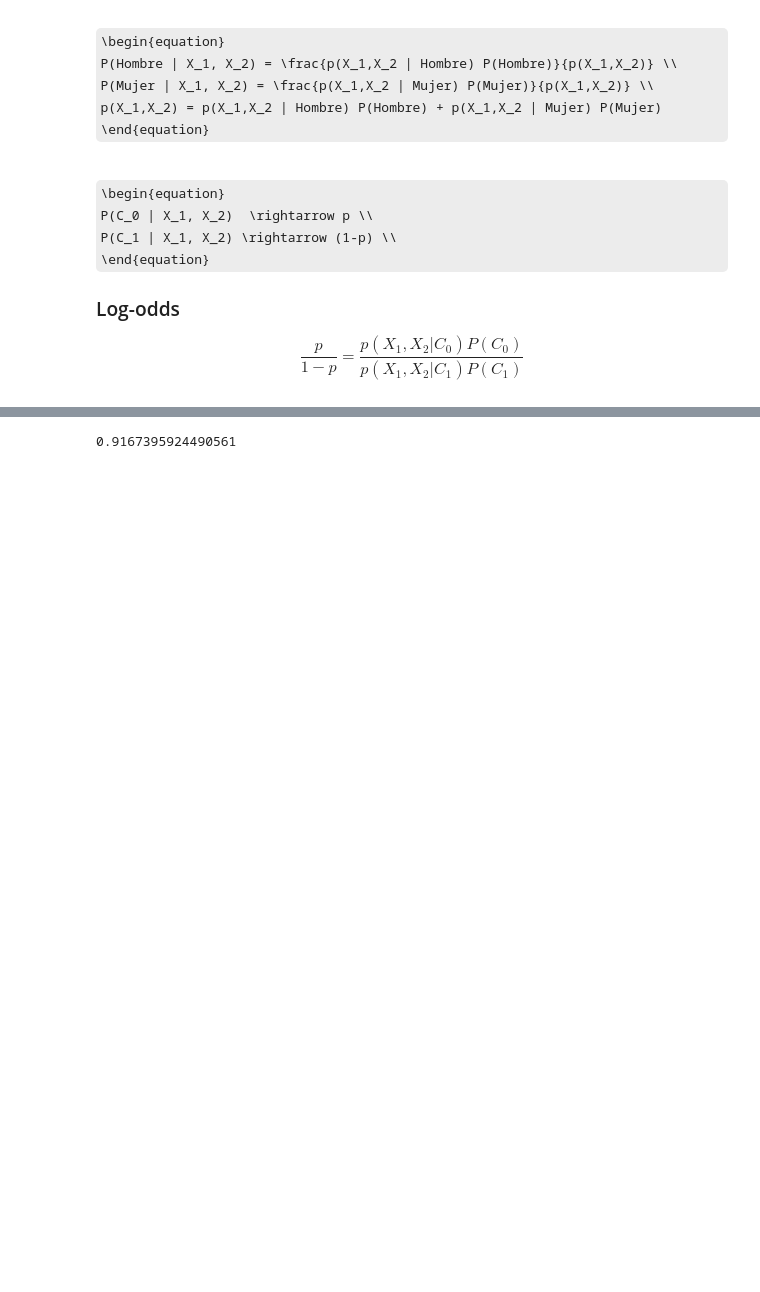
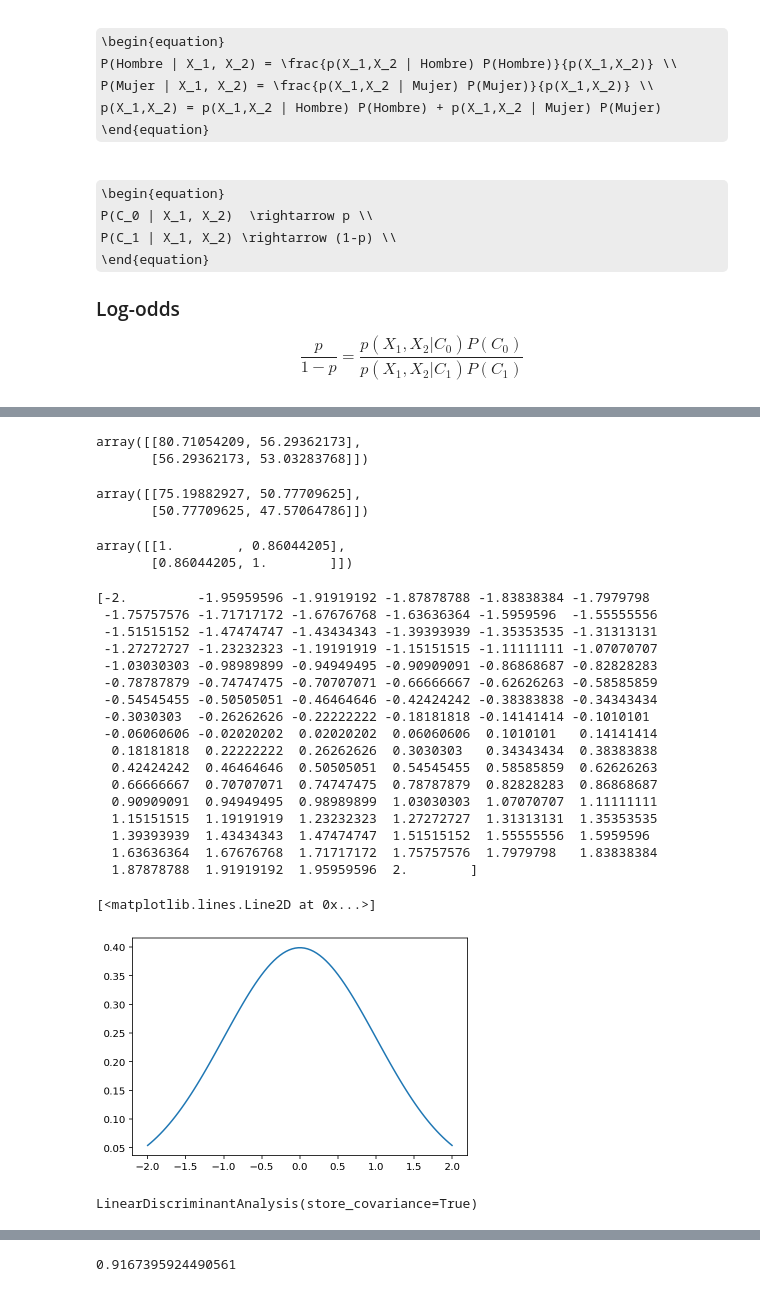
Before and after one commit to lab-pep-itba/Clase-3---Clasificadores-Bayesianos, a Jupyter notebook: 6 - Clasific-Bayes-Gaussiano.ipynb, the cells around one changed output, grey strips where cells are left out. Drawn from its saved outputs; the diff is of its cells as text; code cells hidden in the pictures; some formulas as TeX source; blank space fills up the shorter version.

```diff
--- a/6 - Clasific-Bayes-Gaussiano.ipynb
+++ b/6 - Clasific-Bayes-Gaussiano.ipynb
@@ -104 +166,16 @@ cov_mujeres = np.cov(peso_altura_mujeres.T)
+# %%
+cov_hombres
+# %% [output]
+array([[80.71054209, 56.29362173],
+       [56.29362173, 53.03283768]])
+# %%
+cov_mujeres
+# %% [output]
+array([[75.19882927, 50.77709625],
+       [50.77709625, 47.57064786]])
+# %%
+np.corrcoef(peso_altura_hombres.T)
+# %% [output]
+array([[1.        , 0.86044205],
+       [0.86044205, 1.        ]])
 # %%
@@ -105,0 +183,25 @@ from scipy.stats import multivariate_normal
+# %%
+x = np.linspace(-2, 2, 100)
+print(x)
+norm_x = norm.pdf(x, loc=0, scale=1)
+plt.plot(x, norm_x)
+# %% [output]
+[-2.         -1.95959596 -1.91919192 -1.87878788 -1.83838384 -1.7979798
+ -1.75757576 -1.71717172 -1.67676768 -1.63636364 -1.5959596  -1.55555556
+ -1.51515152 -1.47474747 -1.43434343 -1.39393939 -1.35353535 -1.31313131
+ -1.27272727 -1.23232323 -1.19191919 -1.15151515 -1.11111111 -1.07070707
+ -1.03030303 -0.98989899 -0.94949495 -0.90909091 -0.86868687 -0.82828283
+ -0.78787879 -0.74747475 -0.70707071 -0.66666667 -0.62626263 -0.58585859
+ -0.54545455 -0.50505051 -0.46464646 -0.42424242 -0.38383838 -0.34343434
+ -0.3030303  -0.26262626 -0.22222222 -0.18181818 -0.14141414 -0.1010101
+ -0.06060606 -0.02020202  0.02020202  0.06060606  0.1010101   0.14141414
+  0.18181818  0.22222222  0.26262626  0.3030303   0.34343434  0.38383838
+  0.42424242  0.46464646  0.50505051  0.54545455  0.58585859  0.62626263
+  0.66666667  0.70707071  0.74747475  0.78787879  0.82828283  0.86868687
+  0.90909091  0.94949495  0.98989899  1.03030303  1.07070707  1.11111111
+  1.15151515  1.19191919  1.23232323  1.27272727  1.31313131  1.35353535
+  1.39393939  1.43434343  1.47474747  1.51515152  1.55555556  1.5959596
+  1.63636364  1.67676768  1.71717172  1.75757576  1.7979798   1.83838384
+  1.87878788  1.91919192  1.95959596  2.        ]
+[<matplotlib.lines.Line2D at 0x...>]
+[figure, added]
@@ -105,0 +223,4 @@ from scipy.stats import multivariate_normal
+# %%
+model.fit(data[['Peso', 'Altura']].values, data['Genero'])
+# %% [output]
+LinearDiscriminantAnalysis(store_covariance=True)
```
Also changed, not shown: parts of 46 cells of this notebook, 6 other files.
